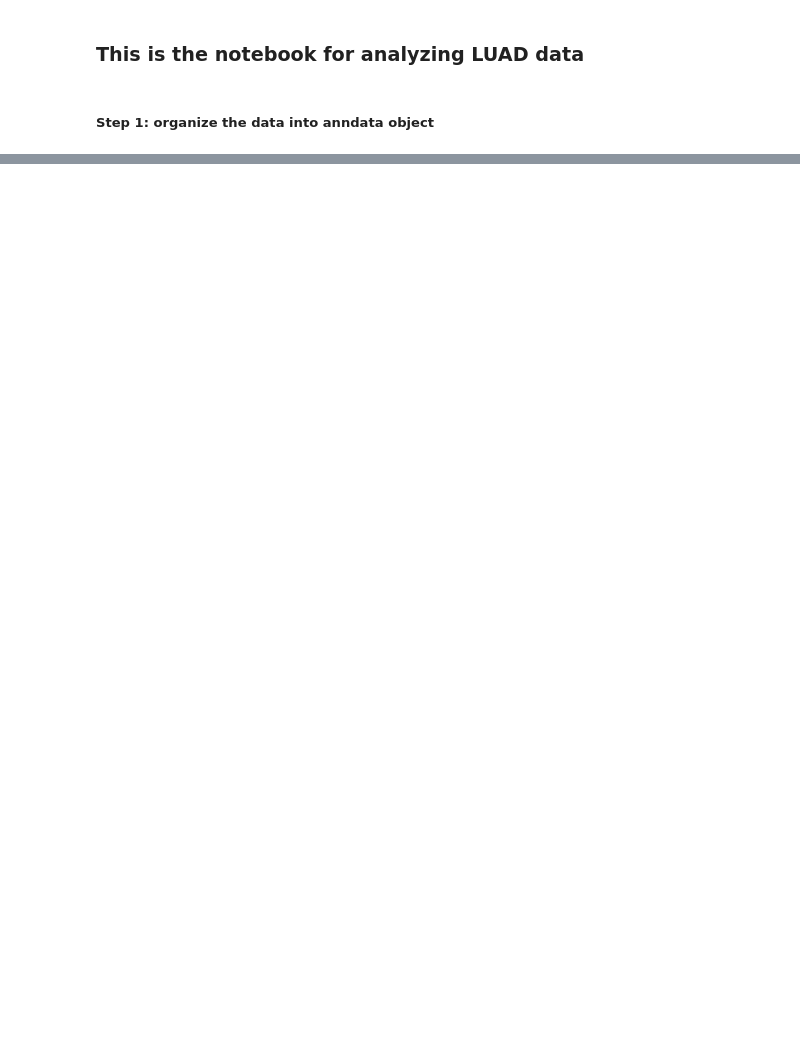
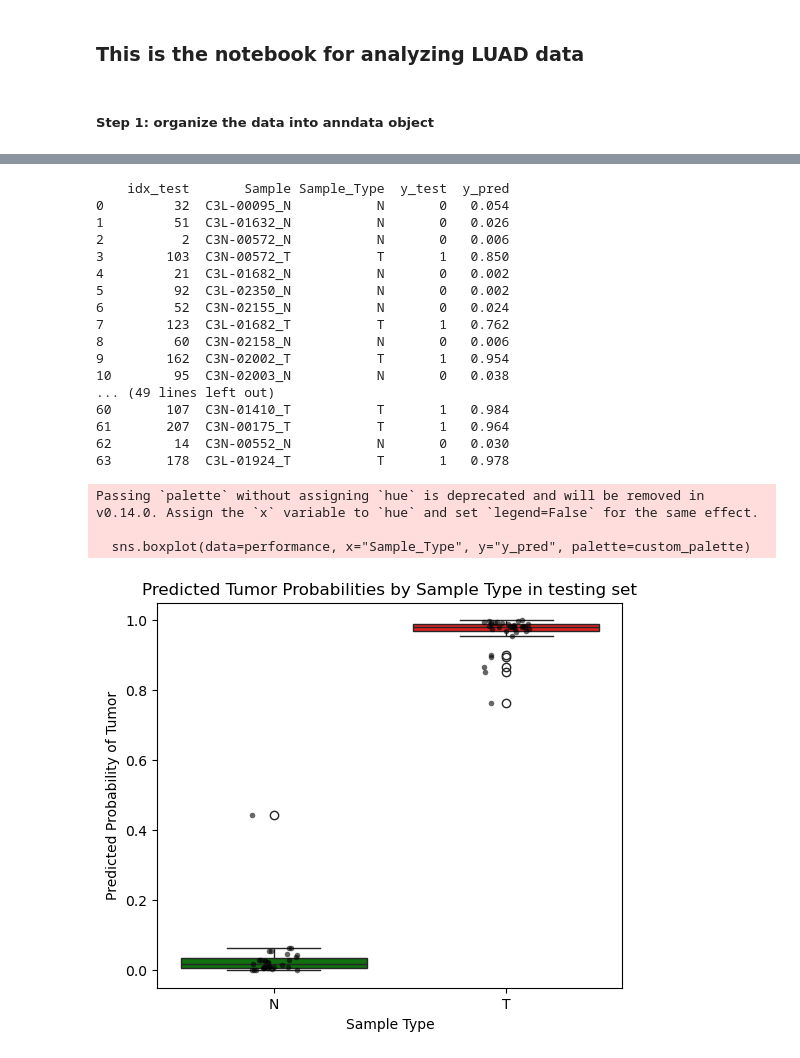
Before and after one commit to wendy27zhang/MultiOmics_cancer_landscape, a Jupyter notebook: notebooks/analysis_LUAD.ipynb, the cells around one changed output, grey strips where cells are left out. Saved outputs shown, nothing was run; the diff lists cells and outputs as text; code cells hidden in the pictures; blank space fills up the shorter version.

Commit message:
add the boxplot on top features

```diff
--- a/notebooks/analysis_LUAD.ipynb
+++ b/notebooks/analysis_LUAD.ipynb
@@ -84,0 +183,55 @@ adata.write(object_file, compression="gzip")
+# %%
+
+### Create performance DataFrame with Sample info and visualize the proba in testing set
+performance = pd.DataFrame({
+    "idx_test": idx_test,
+    "Sample": samples[idx_test],   # sample names
+    "Sample_Type": samples_type[idx_test],
+    "y_test": y_test,
+    "y_pred": y_proba
+})
+
+print(performance)
+
+performance_sort = performance.sort_values("y_pred").reset_index(drop=True)
+
+#pd.set_option("display.max_rows", None)
+#print(performance_sort)
+
+### Boxplot on the prediction score in testing set
+custom_palette = {"N": "green", "T": "red"}
+
+plt.figure(figsize=(6,5))
+sns.boxplot(data=performance, x="Sample_Type", y="y_pred", palette=custom_palette)
+sns.stripplot(data=performance, x="Sample_Type", y="y_pred", color="black", size=4, jitter=True, alpha=0.6)
+plt.ylabel("Predicted Probability of Tumor")
+plt.xlabel("Sample Type")
+plt.title("Predicted Tumor Probabilities by Sample Type in testing set")
+
+# Save to PDF
+pdf_file = f"../results/figures/{cancer_type}_{omic_type}_Proba_in_testing_set.pdf"
+plt.savefig(pdf_file, format="pdf", bbox_inches="tight")
+
+plt.show()
+# %% [output]
+    idx_test       Sample Sample_Type  y_test  y_pred
+0         32  C3L-00095_N           N       0   0.054
+1         51  C3L-01632_N           N       0   0.026
+2          2  C3N-00572_N           N       0   0.006
+3        103  C3N-00572_T           T       1   0.850
+4         21  C3L-01682_N           N       0   0.002
+5         92  C3L-02350_N           N       0   0.002
+6         52  C3N-02155_N           N       0   0.024
+7        123  C3L-01682_T           T       1   0.762
+8         60  C3N-02158_N           N       0   0.006
+9        162  C3N-02002_T           T       1   0.954
+10        95  C3N-02003_N           N       0   0.038
+... (49 lines left out)
+60       107  C3N-01410_T           T       1   0.984
+61       207  C3N-00175_T           T       1   0.964
+62        14  C3N-00552_N           N       0   0.030
+63       178  C3L-01924_T           T       1   0.978
+Passing `palette` without assigning `hue` is deprecated and will be removed in v0.14.0. Assign the `x` variable to `hue` and set `legend=False` for the same effect.
+
+  sns.boxplot(data=performance, x="Sample_Type", y="y_pred", palette=custom_palette)
+[figure, added]
```
Also changed, not shown: parts of 16 cells of this notebook, 4 other files.
